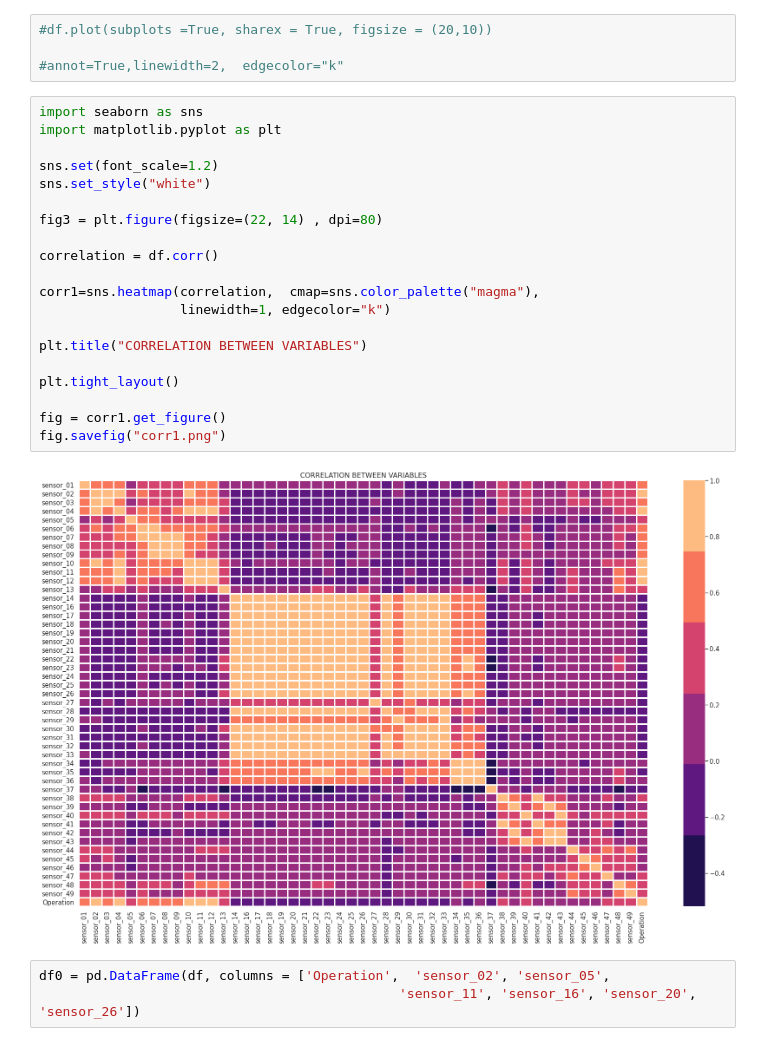
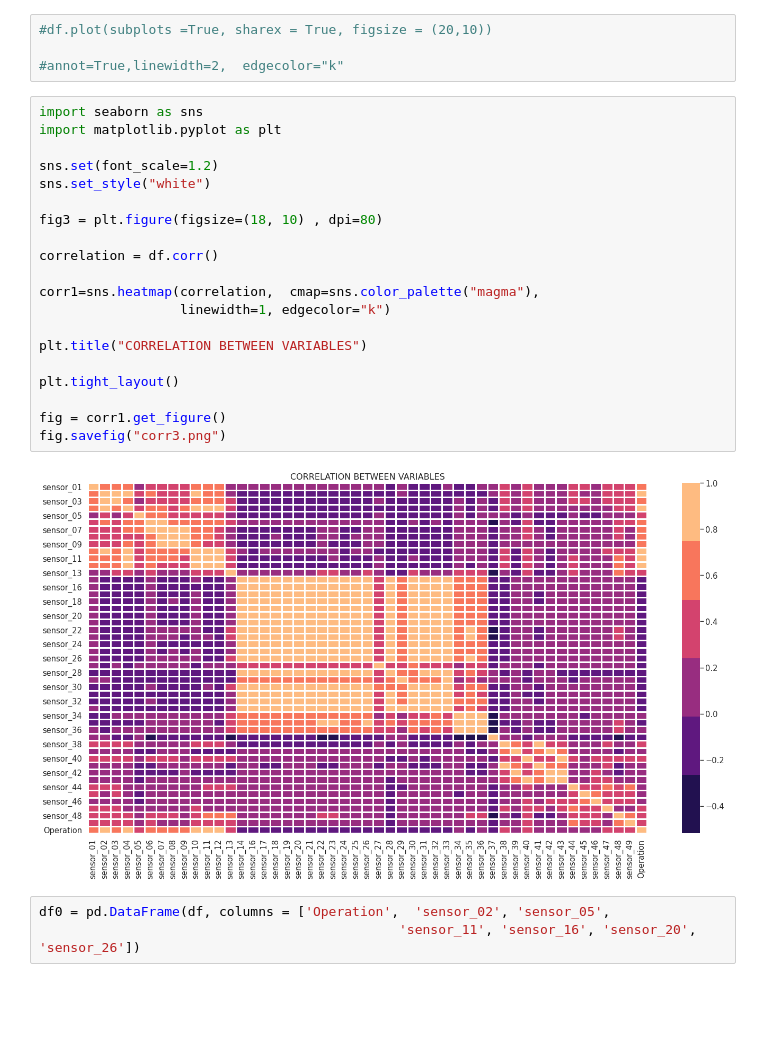
Before and after one commit to fatemehsrz/ToolKit_for_DataScience, a Jupyter notebook: Time_Series.ipynb, the cells around one changed output. Saved outputs shown, nothing was run; the diff lists cells and outputs as text; blank space fills up the shorter version.

```diff
--- a/Time_Series.ipynb
+++ b/Time_Series.ipynb
@@ -278,25 +278,25 @@ CV mean score: nan, std: nan.
 # %%
 import seaborn as sns
 import matplotlib.pyplot as plt
 
 sns.set(font_scale=1.2)
 sns.set_style("white")
 
-fig3 = plt.figure(figsize=(22, 14) , dpi=80)
+fig3 = plt.figure(figsize=(18, 10) , dpi=80)
 
 correlation = df.corr()
 
 corr1=sns.heatmap(correlation,  cmap=sns.color_palette("magma"),
                   linewidth=1, edgecolor="k")
 
 plt.title("CORRELATION BETWEEN VARIABLES")
 
 plt.tight_layout()
 
 fig = corr1.get_figure()
-fig.savefig("corr1.png")
+fig.savefig("corr3.png")
 # %% [output]
-[figure, old version]
+[figure, new version]
 # %%
 df0 = pd.DataFrame(df, columns = ['Operation',  'sensor_02', 'sensor_05',
                                               'sensor_11', 'sensor_16', 'sensor_20', 'sensor_26'])
```
Also changed, not shown: parts of 1 cell of this notebook, 5 other files.
